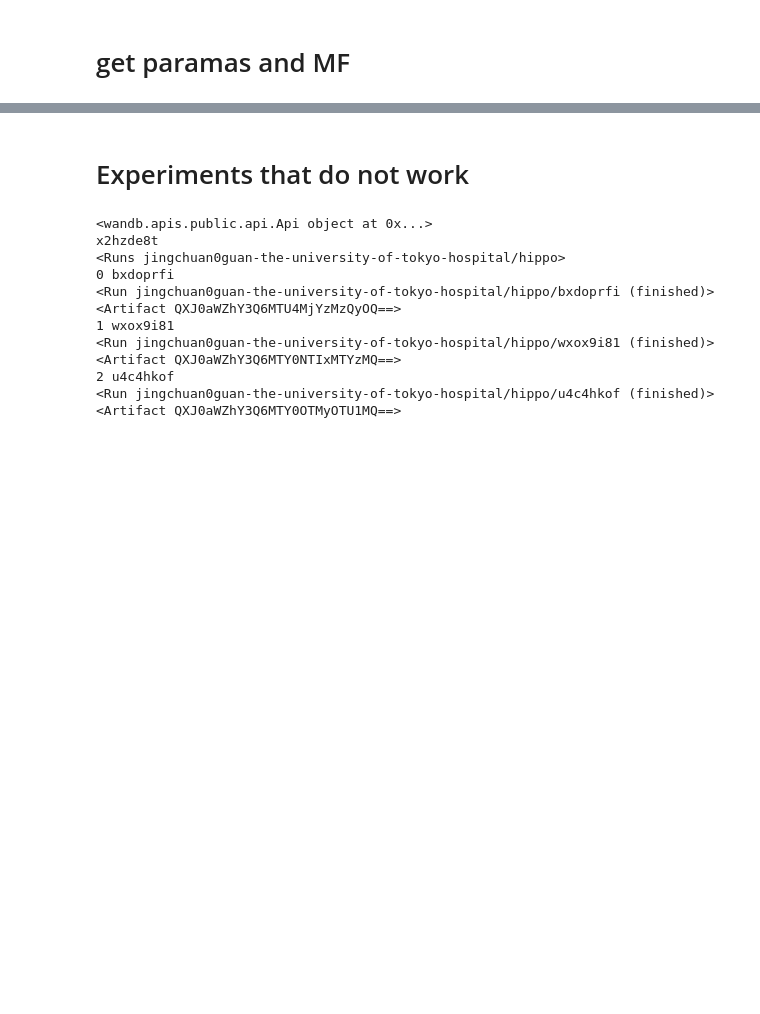
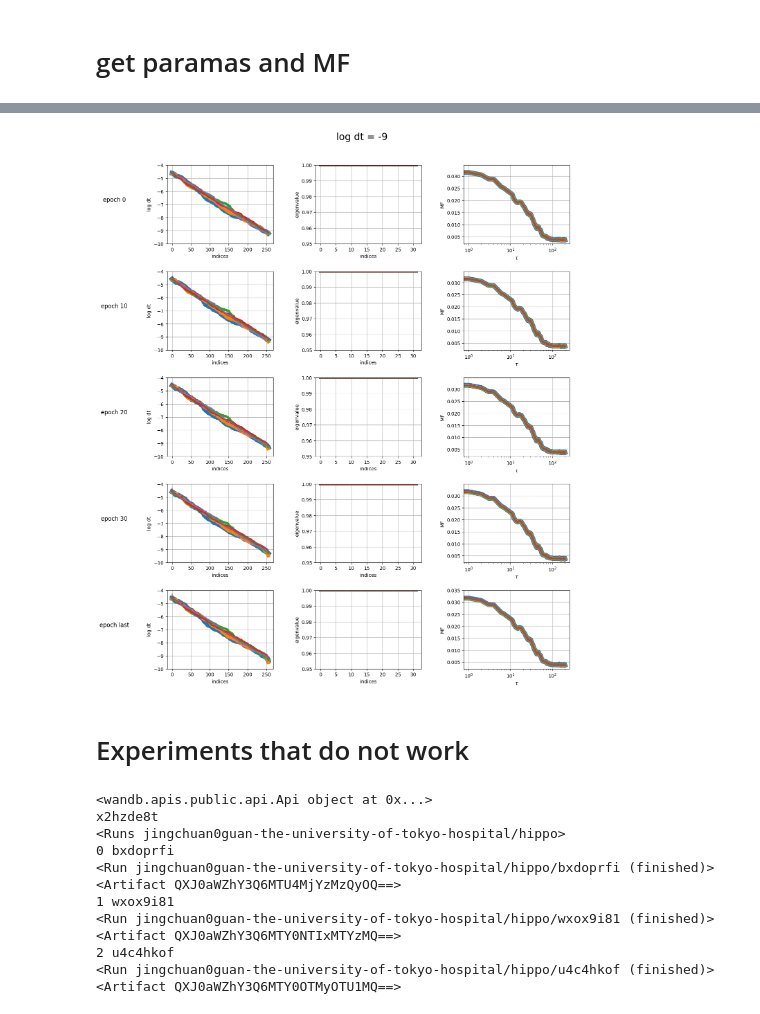
Before and after one commit to jingchuan0guan/ML_application, a Jupyter notebook: s4/check_model.ipynb, the cells around one changed output, grey strips where cells are left out. Drawn from its saved outputs; the diff is of its cells as text; code cells hidden in the pictures; blank space fills up the shorter version.

```diff
--- a/s4/check_model.ipynb
+++ b/s4/check_model.ipynb
@@ -240,44 +317,50 @@ ex_input_scale1 = [0, 0.05, 0.1, 0.2, 0.5, 1][2]
 ex_input_scale2 = [0, 0.05, 0.1, 0.2, 0.5, 1][0]
 densin_shared = [True, False][0]
 activation = ['lin', 'tanh'][0]
+plot_epochs = [0, 10, 20, 30, 999]
+
+nrows, ncols = len(plot_epochs), 3
+axis_wide, axis_high = 8.0, 6.0
+fig_ratio = 1
+wspace, hspace = 0.4, 0.35
+fig_wide = ncols*(axis_wide+wspace)
+fig_high = nrows*(axis_high+hspace)
+fig_wide_size = fig_size_horizontal*fig_ratio
+fig_high_size = fig_size_horizontal*fig_ratio*fig_high/fig_wide
+fig, ax = plt.subplots(nrows=nrows, ncols=ncols,
+                    figsize = (fig_wide_size, fig_high_size)
+                    )#, subplot_kw=dict(projection="polar"))
+fig.subplots_adjust(wspace=wspace, hspace=hspace)
+fig.suptitle("log dt = %d"%dt, x=0.5, y=0.93, fontsize=20)
+# plt.figure(figsize=(10, 6))
+fig_rep=0
 for rep, (key, val) in enumerate(data_dict.items()):
-    nrows, ncols = 1, 3
-    axis_wide, axis_high = 8.0, 6.0
-    fig_ratio = 1
-    wspace, hspace = 0.4, 0.35
-    fig_wide = ncols*(axis_wide+wspace)
-    fig_high = nrows*(axis_high+hspace)
-    fig_wide_size = fig_size_horizontal*fig_ratio
-    fig_high_size = fig_size_horizontal*fig_ratio*fig_high/fig_wide
-    fig, ax = plt.subplots(nrows=nrows, ncols=ncols,
-                        figsize = (fig_wide_size, fig_high_size)
-                        )#, subplot_kw=dict(projection="polar"))
-    fig.subplots_adjust(wspace=wspace, hspace=hspace)
-    title=key.split("/")[-1]
-    print(title)
-    fig.suptitle(title, x=0.5, y=0.98, fontsize=20)
-    # plt.figure(figsize=(10, 6))
+    title = "epoch last" if key==999 else "epoch %d"%key
+    if not key in plot_epochs:
+        continue
 
-    print("key", key)
-    dts_arr=val[0]
-    lams_arr=val[1]
-    # print(key, lams_arr)
-    axid = ax[0]
-    # axid.set_title('%s'%key.split("/")[0], x= -0.5, y=0.5, )
+    # for dt in dts:
+    #     print(dt)
+    dts_arr = val[0]
+    lams_arr = val[1]
+    print(key, lams_arr.shape)
+    axid = ax[fig_rep][0]
+    axid.set_title(title, x= -0.5, y=0.5, )
     for rep_layer in range(n_layer):
         dts = dts_arr[rep_layer]
         dts = dts[np.argsort(np.abs(dts))]
         axid.plot(
             dts,
             # label="num", #+ noisename,
-            lw=5,
+            lw=10*0.7**rep_layer,
             )
     axid.grid()
+    axid.set_xlabel('indices')
+    axid.set_ylabel('log dt')
+    axid.set_ylim(-10, -4)
 
-    axid = ax[1]
+    axid = ax[fig_rep][1]
     axid.set_xlabel('indices')
-    # axid.set_ylim(-10**3, 10**3)
-    # axid.set_ylim(-0, 1.1)
     # axid.set_yticks([0, 0.5, 1.0])
     axid.set_ylabel('eigenvalue')
     axid.grid()
@@ -291,23 +374,26 @@ for rep, (key, val) in enumerate(data_dict.items()):
             # label="num", #+ noisename,
             lw=5
             )
+    axid.set_ylim(0.95, 1.0)
 
-    axid = ax[2]
+    axid = ax[fig_rep][2]
+    fig_rep+=1
     axid.set_xlabel(r'$\tau$')
     # axid.set_ylim(-10**3, 10**3)
     # axid.set_ylim(-0, 1.1)
     # axid.set_yticks([0, 0.5, 1.0])
     axid.set_ylabel('MF')
     axid.grid()
+    axid.set_xscale('log')
+    # ax.set_yscale('log')
     for rep_layer in range(n_layer):
         lams = lams_arr[rep_layer]
+        print("lams",rep_layer, lams)
         dim_rv = lams.shape[0]
-        print(dim_rv, lams.shape)
+        # print(dim_rv, lams.shape)
         # mc, mf, rank =MC_3exNocor(dim_rv, lams.numpy(), Two=int(1e4), maxtau=51, debug=False)
-
         #################################
-        Two = 5*10**2
-        T = 10**4
+        Two, T = 5*10**2, 10**4
         np.random.seed(2)
         vsigma=1
         u = 2*np.random.rand(Two+T)-1
@@ -320,10 +406,6 @@ for rep, (key, val) in enumerate(data_dict.items()):
         if densin_shared:
             w1 = (2*np.random.rand(dim_rv)-1) * (np.random.rand(dim_rv)<1.0)
             win = np.array([w1]).T
-        # else:
-        #     win = np.random.normal(
-        #         loc=0, scale=1.0/dim_rv**0.5, size=(dim_rv, 2), ) * (np.random.rand(dim_rv, 2)<1.0)
-            # print("win", win.shape, " vars", np.var(win.T[0]), np.var(win.T[1]))
 
         maxtau=200
         states_series=DESN_observer(
@@ -332,7 +414,6 @@ for rep, (key, val) in enumerate(data_dict.items()):
             rho=1.0, w_norm=True,# False if lam_name=="gauss" else True,
             densin = 1.0, density = None,
             activation = activation,)
-
         rcond=1e-15
         # print(np.var(u), np.var(v))
         MC_num, MFs_num, ranks_num = MC_0ex_inv(
@@ -342,5 +423,6 @@ for rep, (key, val) in enumerate(data_dict.items()):
         axid.plot(
             MFs_num,
             # label="num", #+ noisename,
-            lw=5
+            lw=10*0.7**rep_layer
             )
+# %% [output]
@@ -347,3 +450,4 @@ for rep, (key, val) in enumerate(data_dict.items()):
+[figure, added]
 # %% [markdown]
 # Experiments that do not work
 # %%
```
Also changed, not shown: parts of 4 cells of this notebook.
